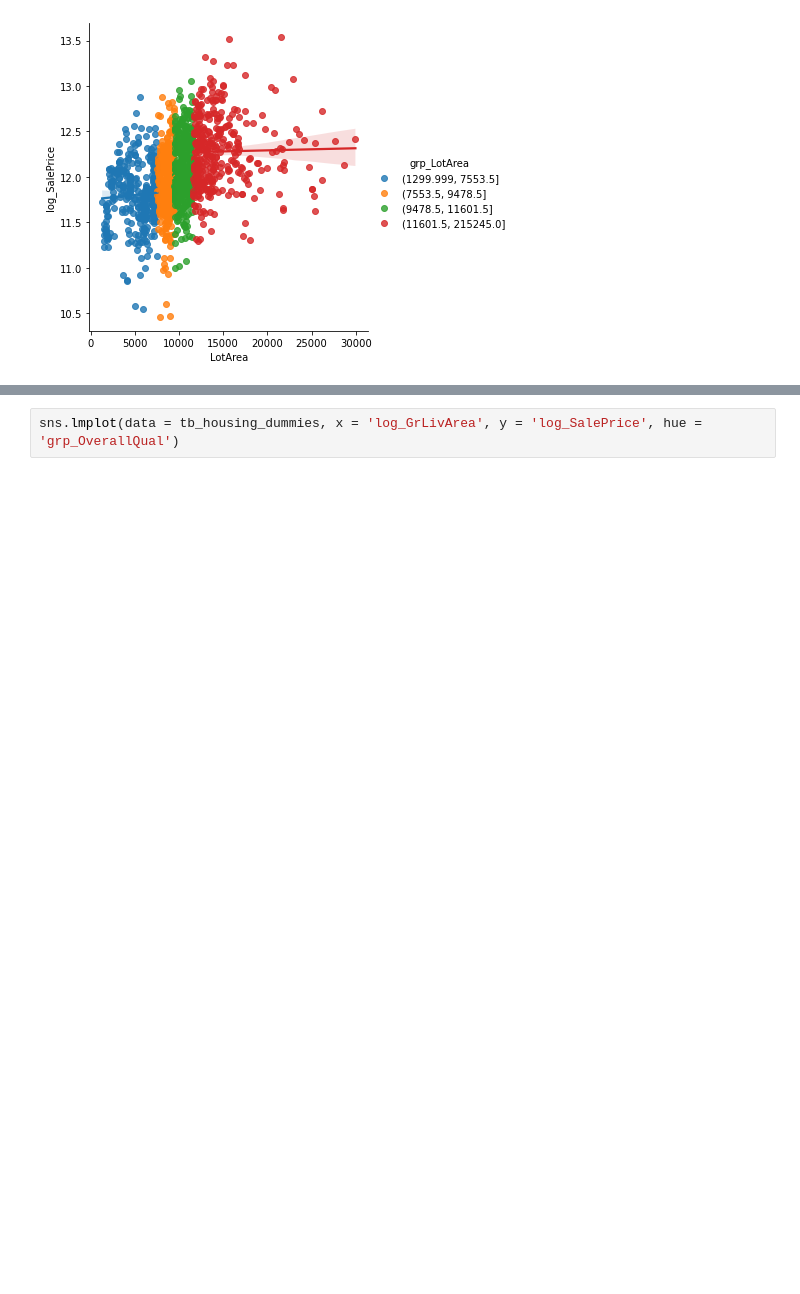
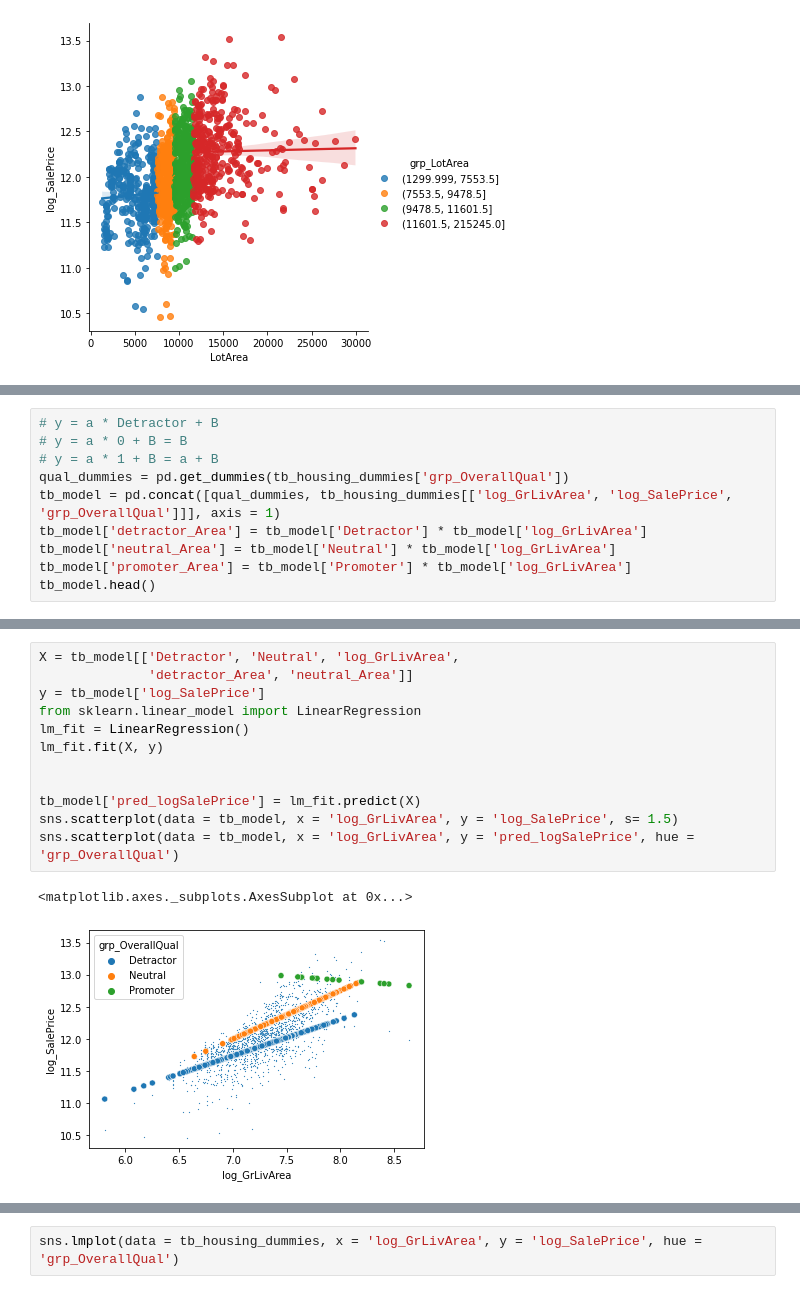
Before and after one commit to pedroteche-ih/DAFT_MEX_202209, a Jupyter notebook: Feature Engineering.ipynb, the cells around one changed output, grey strips where cells are left out. Cells and saved outputs as stored; diff of their text form; blank space fills up the shorter version.

```diff
--- a/Feature Engineering.ipynb
+++ b/Feature Engineering.ipynb
@@ -274 +274,11 @@ sns.scatterplot(data = tb_housing_dummies, x = 'log_GrLivArea', y = 'log_SalePri
 [figure]
+# %%
+# y = a * Detractor + B
+# y = a * 0 + B = B
+# y = a * 1 + B = a + B
+qual_dummies = pd.get_dummies(tb_housing_dummies['grp_OverallQual'])
+tb_model = pd.concat([qual_dummies, tb_housing_dummies[['log_GrLivArea', 'log_SalePrice', 'grp_OverallQual']]], axis = 1)
+tb_model['detractor_Area'] = tb_model['Detractor'] * tb_model['log_GrLivArea']
+tb_model['neutral_Area'] = tb_model['Neutral'] * tb_model['log_GrLivArea']
+tb_model['promoter_Area'] = tb_model['Promoter'] * tb_model['log_GrLivArea']
+tb_model.head()
@@ -274,0 +292,15 @@ sns.scatterplot(data = tb_housing_dummies, x = 'log_GrLivArea', y = 'log_SalePri
+# %%
+X = tb_model[['Detractor', 'Neutral', 'log_GrLivArea',
+              'detractor_Area', 'neutral_Area']]
+y = tb_model['log_SalePrice']
+from sklearn.linear_model import LinearRegression
+lm_fit = LinearRegression()
+lm_fit.fit(X, y)
+
+
+tb_model['pred_logSalePrice'] = lm_fit.predict(X)
+sns.scatterplot(data = tb_model, x = 'log_GrLivArea', y = 'log_SalePrice', s= 1.5)
+sns.scatterplot(data = tb_model, x = 'log_GrLivArea', y = 'pred_logSalePrice', hue = 'grp_OverallQual')
+# %% [output]
+<matplotlib.axes._subplots.AxesSubplot at 0x...>
+[figure, added]
```
Also changed, not shown: parts of 61 cells of this notebook.
